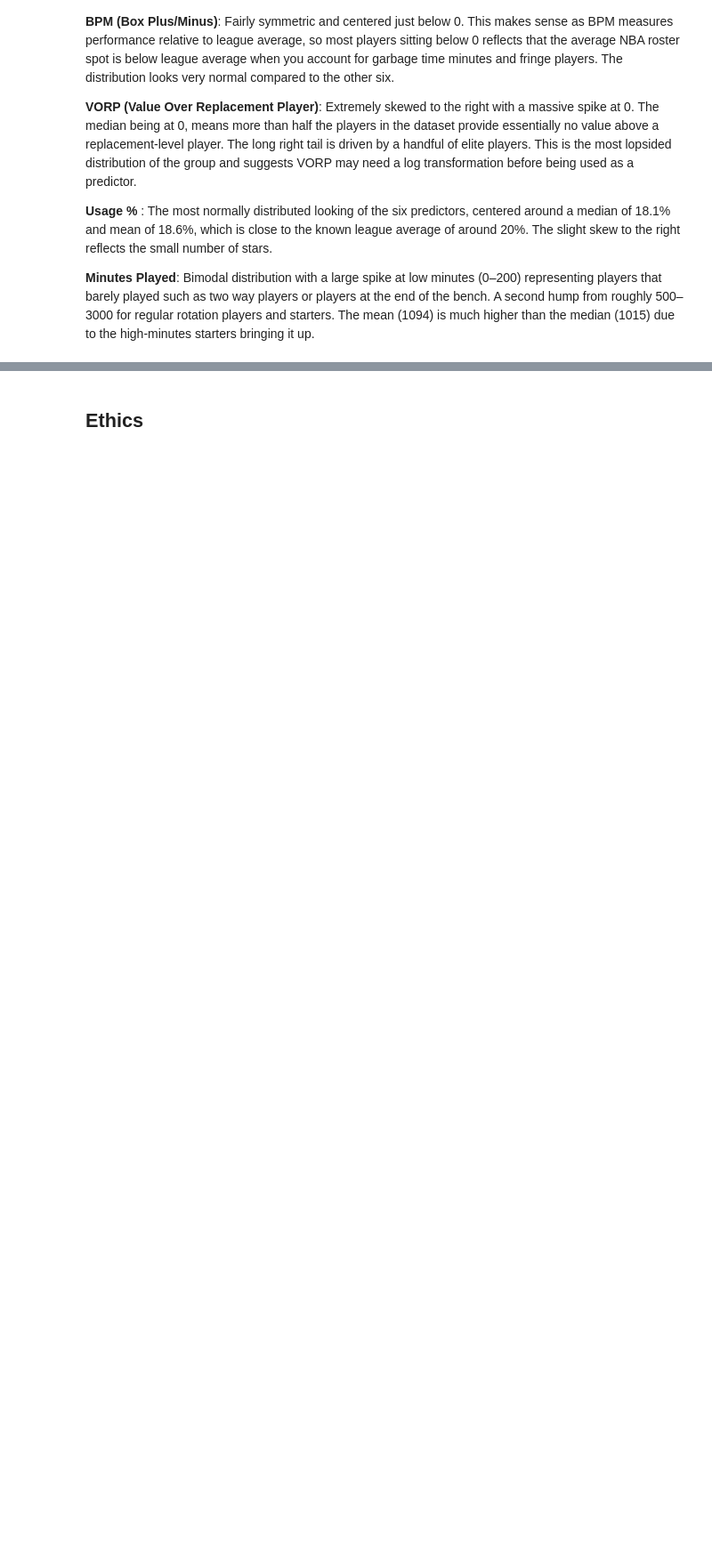
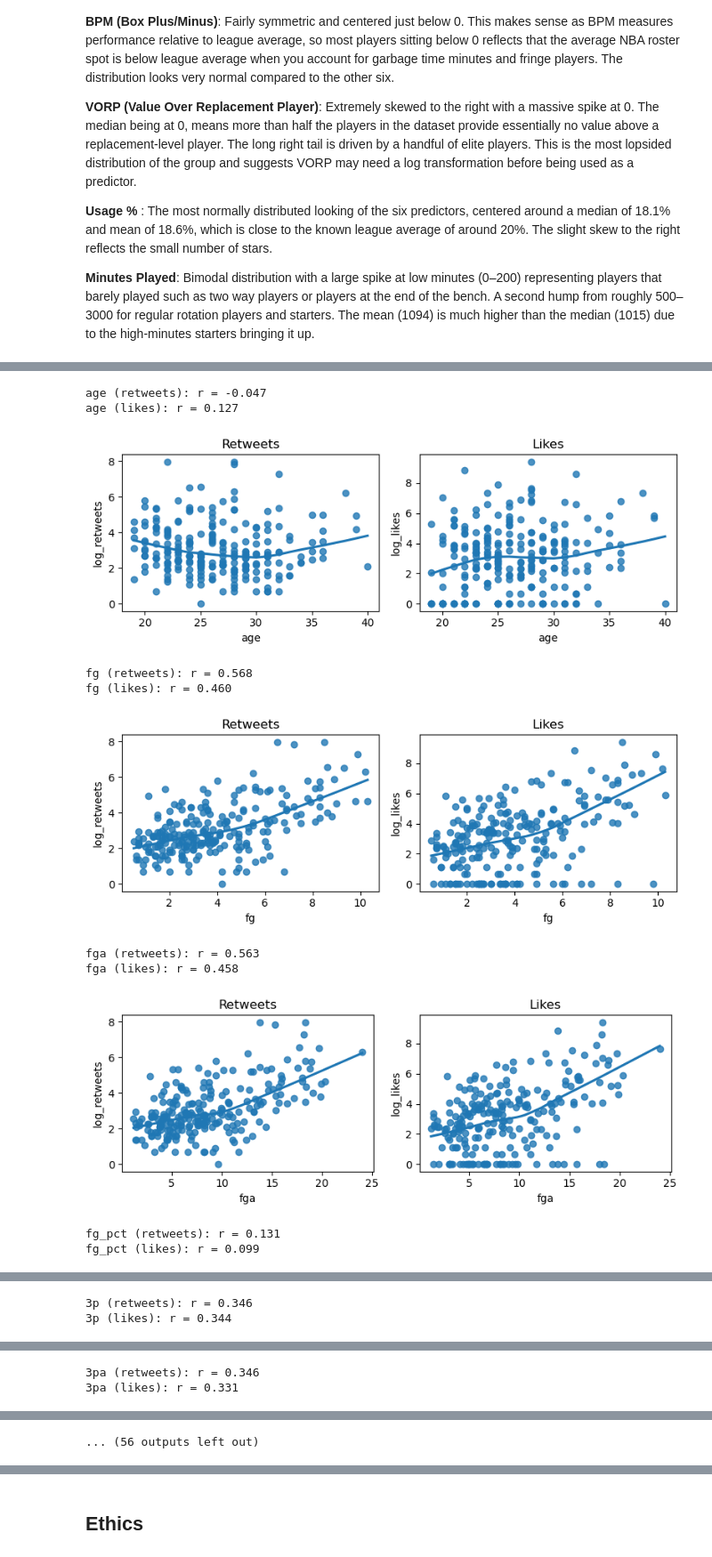
Before and after one commit to COGS108/Group122_WI26, a Jupyter notebook: 02-EDACheckpoint.ipynb, the cells around one changed output, grey strips where cells are left out. Shown at 89% size. Drawn from its saved outputs; the diff is of its cells as text; code cells hidden in the pictures; blank space fills up the shorter version.

Commit message:
Social Power EDA

```diff
--- a/02-EDACheckpoint.ipynb
+++ b/02-EDACheckpoint.ipynb
@@ -689,0 +729,48 @@ plt.show()
+# %%
+# Numeric variables to be plot with retweets and likes
+num_cols = [
+    'age', 'fg', 'fga', 'fg_pct', '3p', '3pa', '3p_pct', '2p', '2pa',
+    '2p_pct', 'efg_pct', 'ft', 'fta', 'ft_pct', 'orb', 'drb', 'trb',
+    'ast', 'stl', 'blk', 'tov', 'pf', 'points', 'gp', 'mpg', 'orpm',
+    'drpm', 'rpm', 'wins_rpm', 'pie', 'pace', 'wins', 'log_salary', 'log_pageviews'
+]
+
+for col in num_cols:
+    fig, axes = plt.subplots(1, 2, figsize=(8, 3))
+
+    r_rt = df_social[col].corr(df_social['log_retweets'])
+    print(f"{col} (retweets): r = {r_rt:.3f}")
+    sns.regplot(
+        y='log_retweets',
+        x=col,
+        data=df_social,
+        lowess=True,
+        ax=axes[0]
+    )
+    axes[0].set_title("Retweets")
+
+    r_lk = df_social[col].corr(df_social['log_likes'])
+    print(f"{col} (likes): r = {r_lk:.3f}")
+    sns.regplot(
+        y='log_likes',
+        x=col,
+        data=df_social,
+        lowess=True,
+        ax=axes[1]
+    )
+    axes[1].set_title("Likes")
+
+    plt.tight_layout()
+    plt.show()
+# %% [output]
+age (retweets): r = -0.047
+age (likes): r = 0.127
+[figure, added]
+fg (retweets): r = 0.568
+fg (likes): r = 0.460
+[figure, added]
+fga (retweets): r = 0.563
+fga (likes): r = 0.458
+[figure, added]
+fg_pct (retweets): r = 0.131
+fg_pct (likes): r = 0.099
@@ -689,0 +778,2 @@ plt.show()
+3p (retweets): r = 0.346
+3p (likes): r = 0.344
@@ -689,0 +781,2 @@ plt.show()
+3pa (retweets): r = 0.346
+3pa (likes): r = 0.331
@@ -689,0 +784 @@ plt.show()
+... (56 outputs left out)
```
Also changed, not shown: parts of 17 cells of this notebook.
